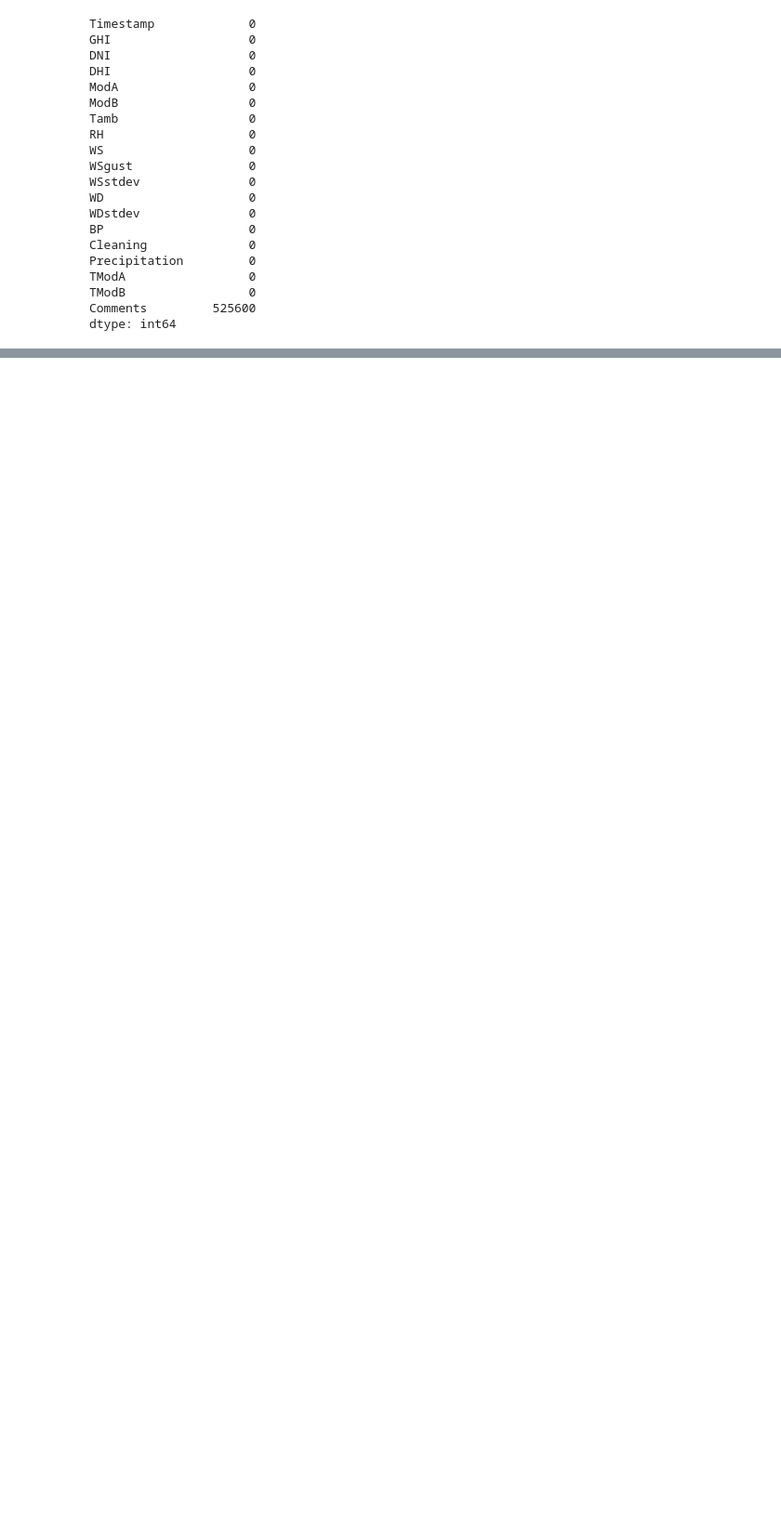
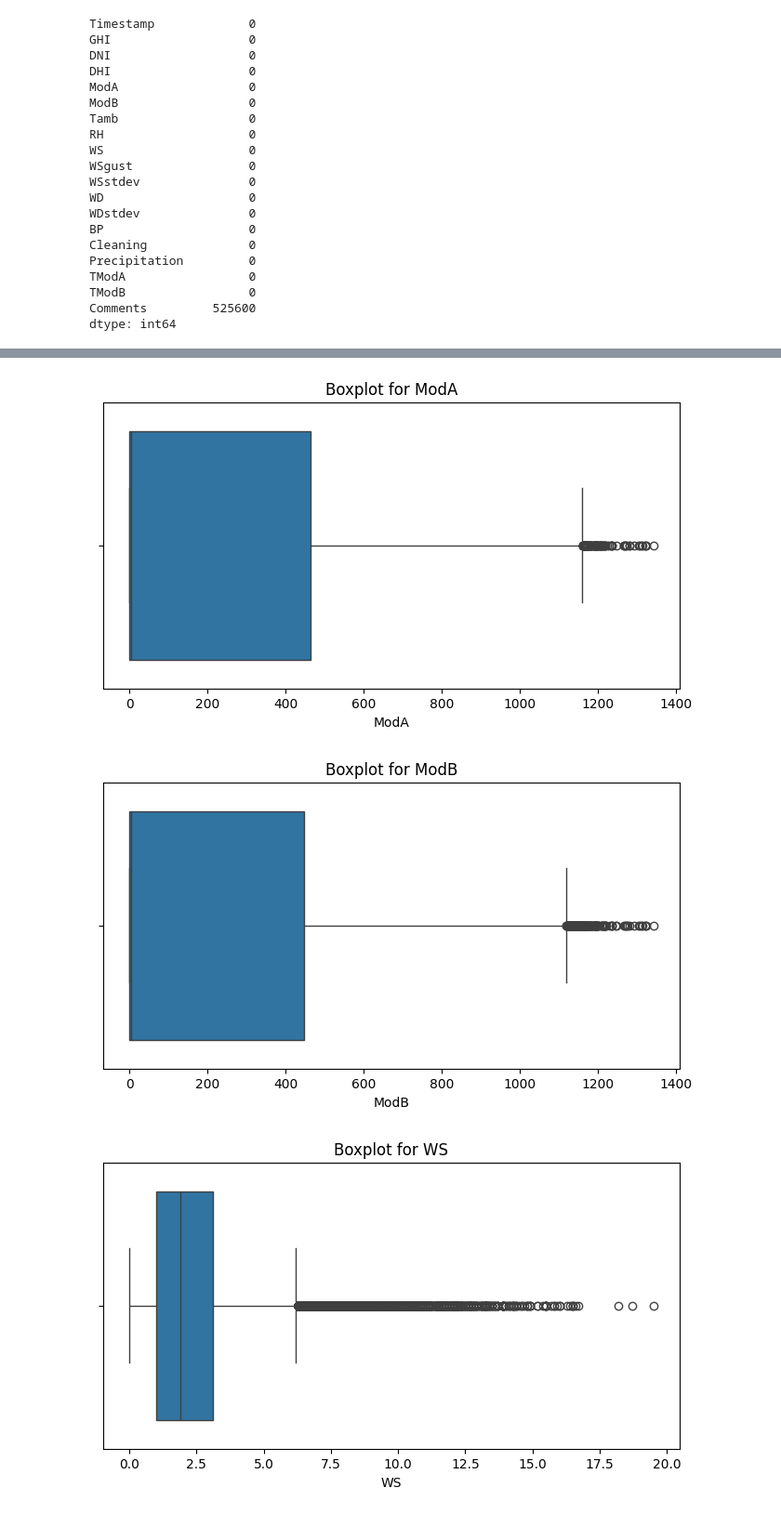
Before and after one commit to tesfaymebre/Solar-radiation-data-analysis, a Jupyter notebook: notebooks/analysis.ipynb, the cells around one changed output, grey strips where cells are left out. Shown at 93% size. Saved outputs shown, nothing was run; the diff lists cells and outputs as text; code cells hidden in the pictures; blank space fills up the shorter version.

```diff
--- a/notebooks/analysis.ipynb
+++ b/notebooks/analysis.ipynb
@@ -86,0 +130,7 @@ dtype: int64
+# %%
+# Convert the negative values in ['GHI', 'DNI', 'DHI'] to absolute values
+benin_df[['GHI', 'DNI', 'DHI']] = benin_df[['GHI', 'DNI', 'DHI']].abs()
+
+# detect outliers again
+outlier_counts = detect_outliers_iqr(benin_df, numeric_cols)
+print(outlier_counts)
@@ -86,0 +139,5 @@ dtype: int64
+# %%
+# outliers specific to sensor columns
+sensor_cols = ['ModA', 'ModB', 'WS', 'WSgust']
+sensor_outliers = detect_outliers_iqr(benin_df, sensor_cols)
+print(sensor_outliers)
@@ -86,0 +146,11 @@ dtype: int64
+# %%
+# Use box plots or histograms to visualize the distribution and identify anomalies.
+for col in sensor_cols:
+    plt.figure(figsize=(8, 4))
+    sns.boxplot(x=benin_df[col])
+    plt.title(f'Boxplot for {col}')
+    plt.show()
+# %% [output]
+[figure, added]
+[figure, added]
+[figure, added]
```
Also changed, not shown: parts of 6 cells of this notebook.
